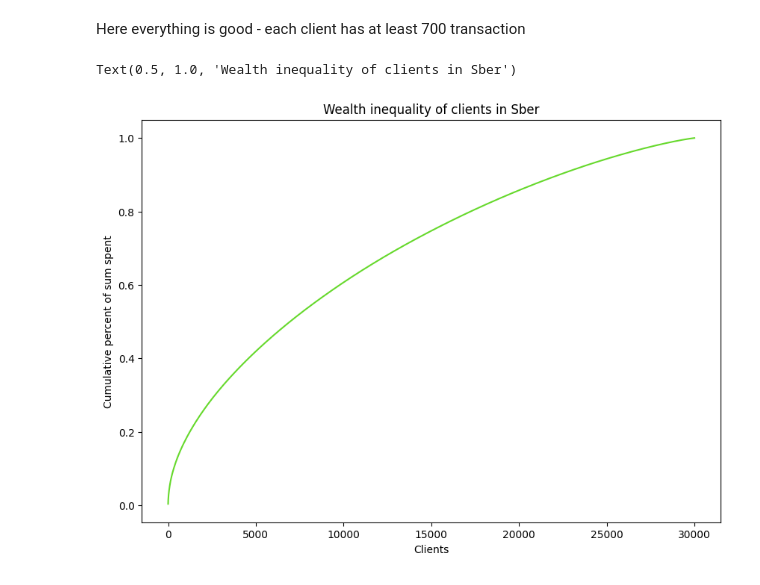
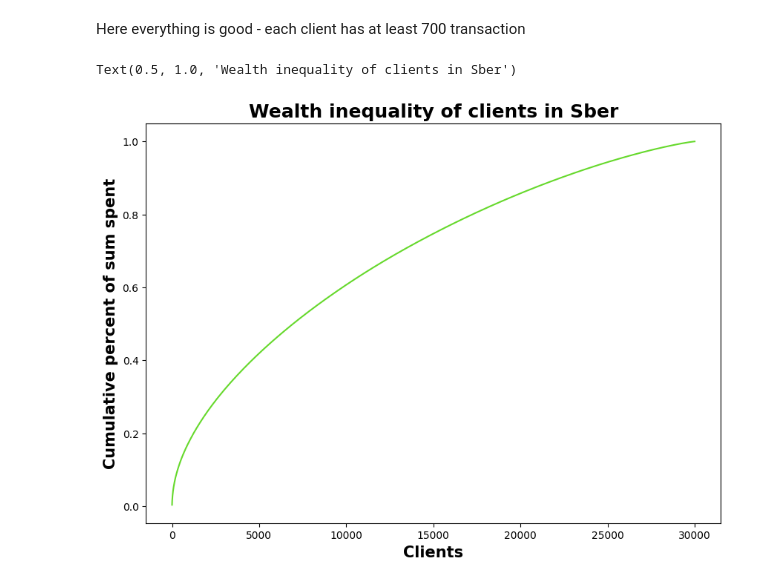
Before and after one commit to Matteus1904/GPT-like_approach_for_event_sequences, a Jupyter notebook: sber_notebook.ipynb, the cells around one changed output. Saved outputs shown, nothing was run; the diff lists cells and outputs as text; code cells hidden in the pictures.

```diff
--- a/sber_notebook.ipynb
+++ b/sber_notebook.ipynb
@@ -115,9 +115,9 @@ clients_agg['percent'] = clients_agg['Sum']/sum(groups_agg['Sum'])
 # %%
 plt.figure(figsize = (10, 7))
 clients_agg.sort_values(by='percent', ascending=False, na_position='first').reset_index().percent.cumsum().plot(color = '#66D92C')
-plt.xlabel('Clients')
-plt.ylabel('Cumulative percent of sum spent')
-plt.title("Wealth inequality of clients in Sber")
+plt.xlabel('Clients', weight='bold', fontsize = 15)
+plt.ylabel('Cumulative percent of sum spent', weight='bold', fontsize = 15)
+plt.title("Wealth inequality of clients in Sber", weight='bold', fontsize = 18)
 # %% [output]
 Text(0.5, 1.0, 'Wealth inequality of clients in Sber')
-[figure, old version]
+[figure, new version]
```
Also changed, not shown: parts of 5 cells of this notebook.
